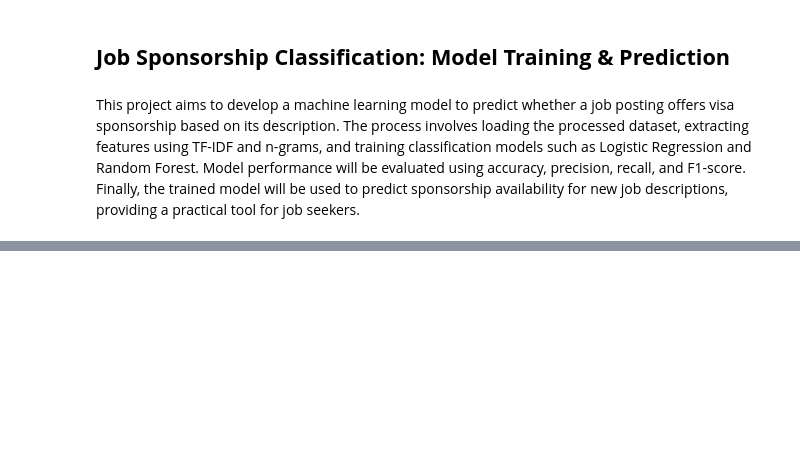
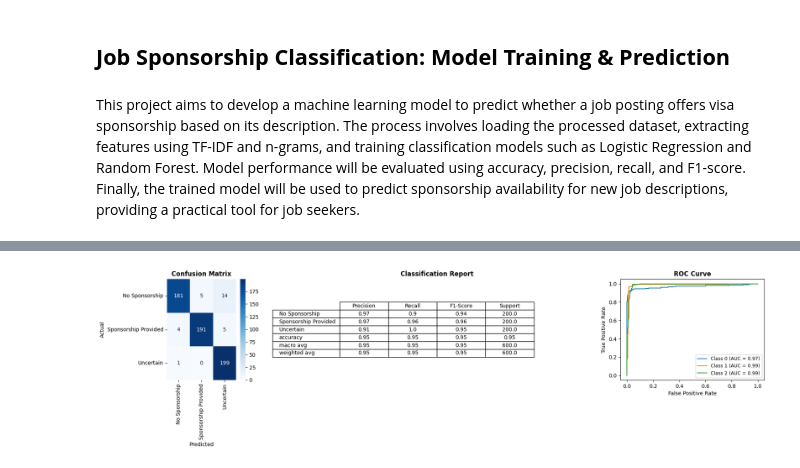
Before and after one commit to rsgGit/job-search, a Jupyter notebook: notebooks/text_classification_model.ipynb, the cells around one changed output, grey strips where cells are left out. Cells and saved outputs as stored; diff of their text form; code cells hidden in the pictures; blank space fills up the shorter version.

```diff
--- a/notebooks/text_classification_model.ipynb
+++ b/notebooks/text_classification_model.ipynb
@@ -65,0 +115,7 @@ The model achieves an overall accuracy of 89%, performing well in classifying jo
+# %%
+random_search = RandomizedSearchCV(log_reg_model, param_grid_, n_iter=2000, cv=5, scoring='accuracy', n_jobs=-1, random_state=42)
+random_search.fit(x_train, y_train)
+
+# Best parameters
+print("Best Parameters:", random_search.best_params_)
+print("Best Score:", random_search.best_score_)
@@ -65,0 +129,8 @@ The model achieves an overall accuracy of 89%, performing well in classifying jo
+# %%
+log_reg_model = LogisticRegression(max_iter=2000, solver="liblinear", C=grid_search.best_params_['C'], penalty=grid_search.best_params_['penalty'], class_weight={0: 2, 1: 1, 1:1})
+log_reg_model.fit(x_train, y_train)
+y_pred = log_reg_model.predict(x_test)
+# %%
+display_results(x_test, y_test, y_pred)
+# %% [output]
+[figure, added]
```
Also changed, not shown: parts of 27 cells of this notebook.
